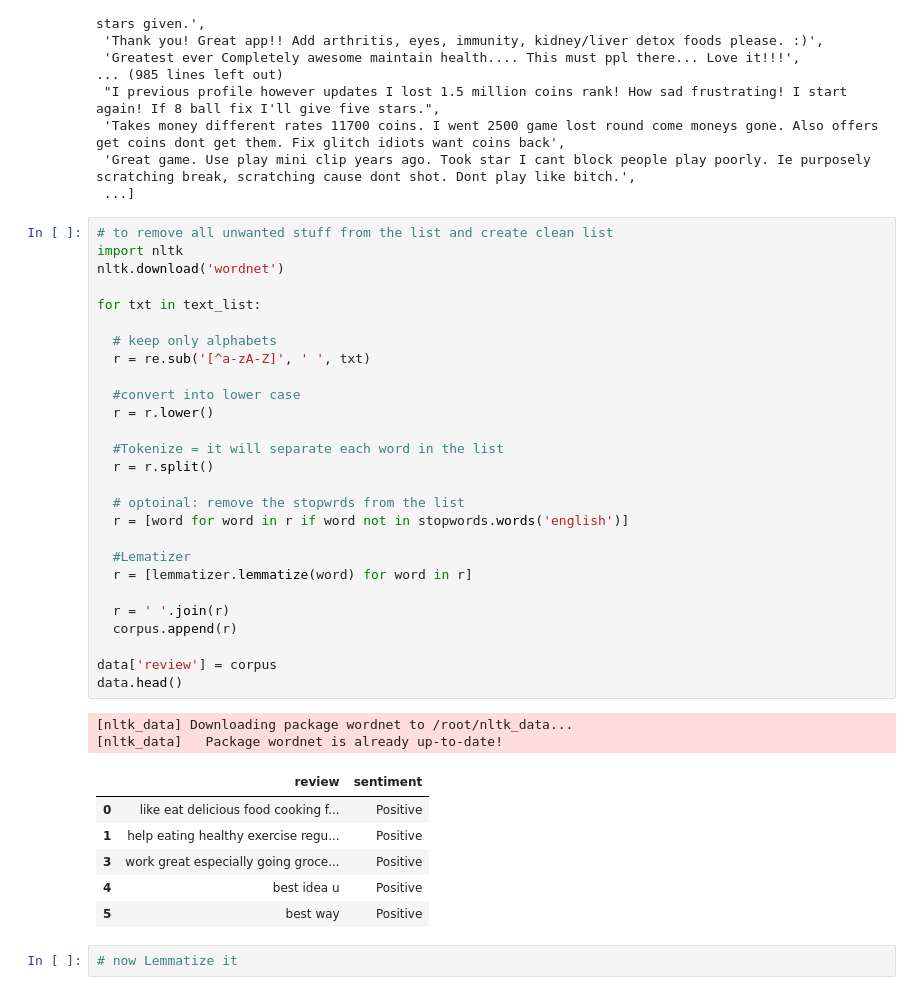
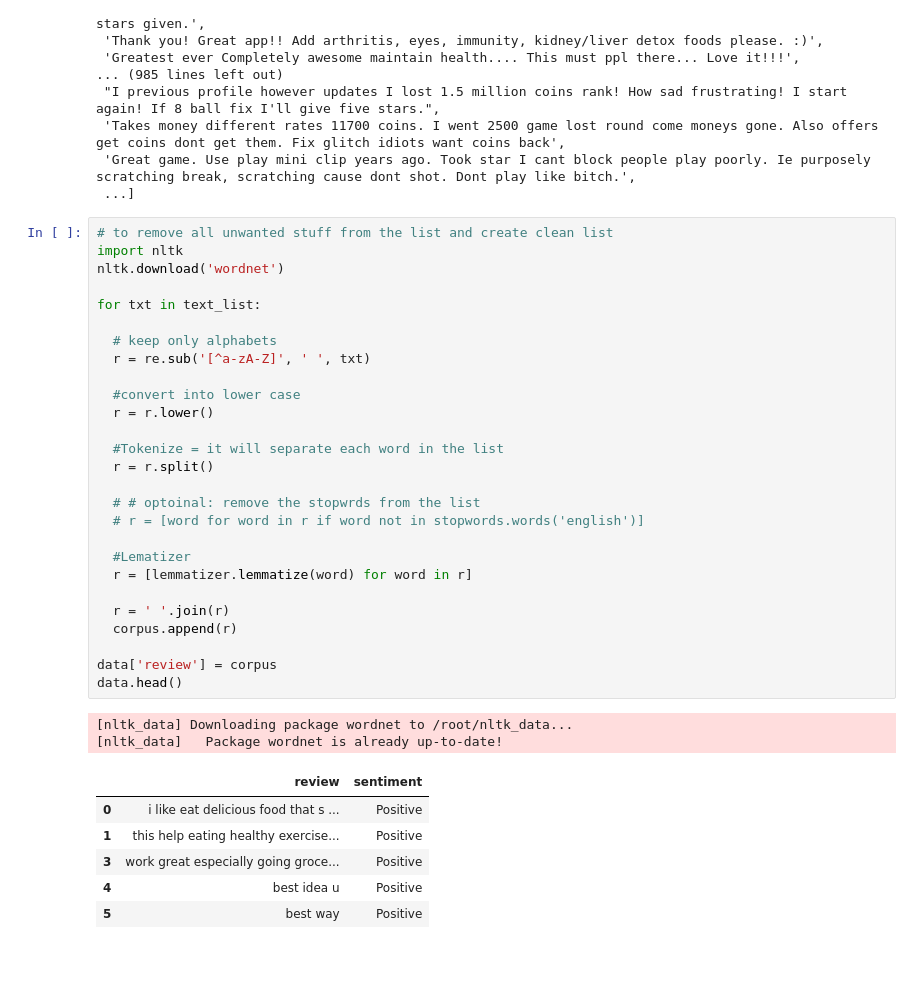
Before and after one commit to imtiyajali11/NLP, a Jupyter notebook: Simple_RNN_with_Keras.ipynb, the cells around one changed output. Cells and saved outputs as stored; diff of their text form; blank space fills up the shorter version.

```diff
--- a/Simple_RNN_with_Keras.ipynb
+++ b/Simple_RNN_with_Keras.ipynb
@@ -255,38 +258,36 @@ text_list
 # %%
 # to remove all unwanted stuff from the list and create clean list
 import nltk
 nltk.download('wordnet')
 
 for txt in text_list:
 
   # keep only alphabets
   r = re.sub('[^a-zA-Z]', ' ', txt)
 
   #convert into lower case
   r = r.lower()
 
   #Tokenize = it will separate each word in the list
   r = r.split()
 
-  # optoinal: remove the stopwrds from the list
-  r = [word for word in r if word not in stopwords.words('english')]
+  # # optoinal: remove the stopwrds from the list
+  # r = [word for word in r if word not in stopwords.words('english')]
 
   #Lematizer
   r = [lemmatizer.lemmatize(word) for word in r]
 
   r = ' '.join(r)
   corpus.append(r)
 
 data['review'] = corpus
 data.head()
 # %% [output]
 [nltk_data] Downloading package wordnet to /root/nltk_data...
 [nltk_data]   Package wordnet is already up-to-date!
 |  | review | sentiment |
-| 0 | like eat delicious food cooking f... | Positive |
-| 1 | help eating healthy exercise regu... | Positive |
+| 0 | i like eat delicious food that s ... | Positive |
+| 1 | this help eating healthy exercise... | Positive |
 | 3 | work great especially going groce... | Positive |
 | 4 | best idea u | Positive |
 | 5 | best way | Positive |
-# %%
-# now Lemmatize it
```
Also changed, not shown: parts of 22 cells of this notebook.
